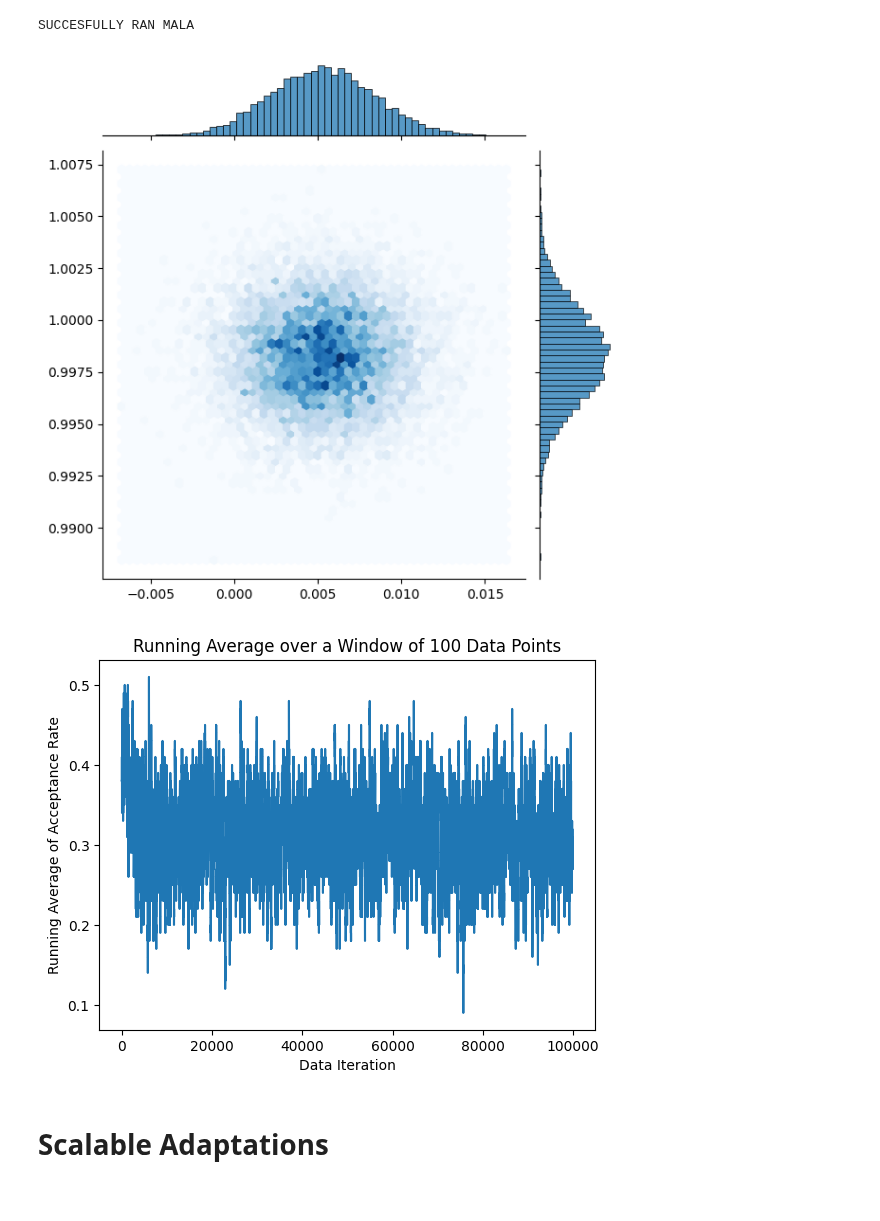
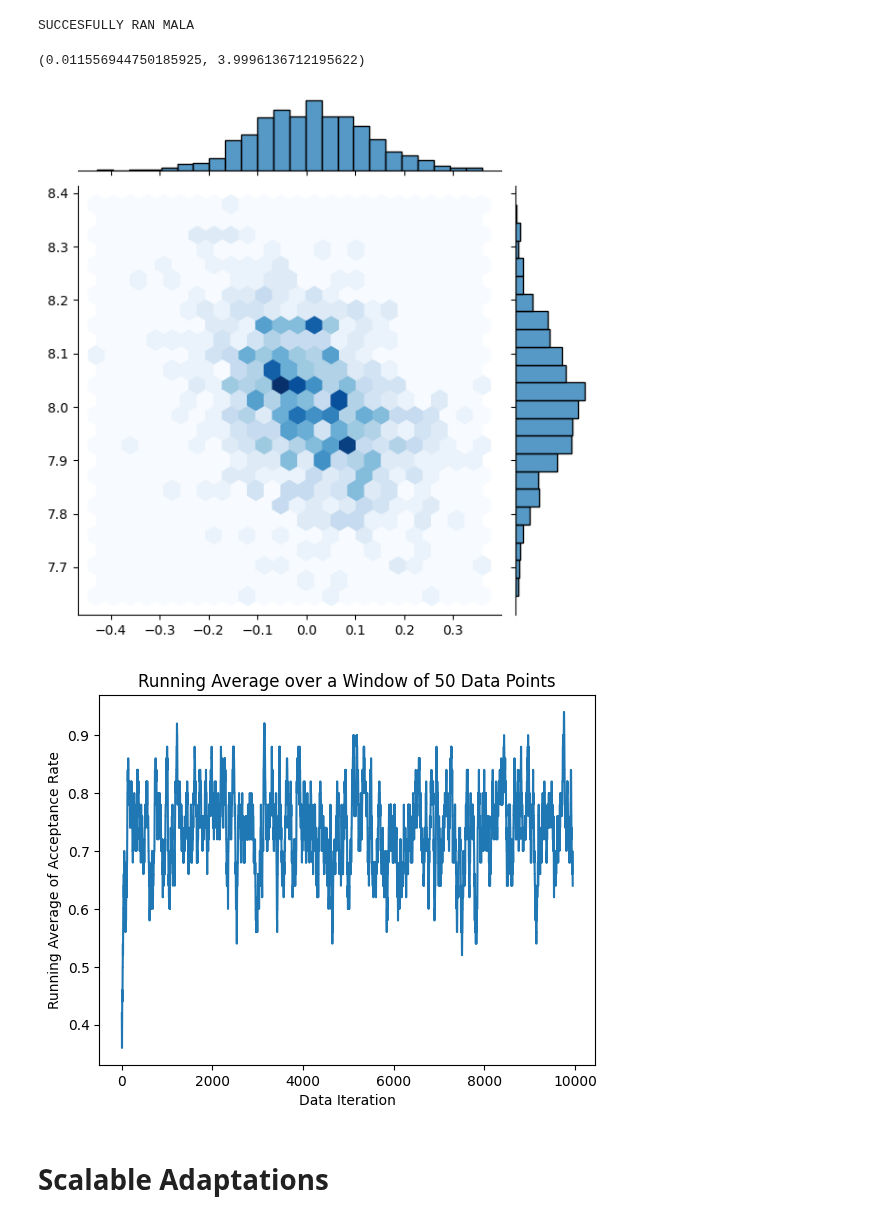
Before and after one commit to fnnrth/bt_MCMC_big_data, a Jupyter notebook: rundown_notebook.ipynb, the cells around one changed output. Drawn from its saved outputs; the diff is of its cells as text; code cells hidden in the pictures.

Commit message:
finished csMALA

```diff
--- a/rundown_notebook.ipynb
+++ b/rundown_notebook.ipynb
@@ -175,21 +200,23 @@ def vanillaMH(data, lkhd_function, proposal_function, initial_theta, num_iterati
 # %%
 # vanillaMH
 # Parameters
-data = normal_param_data
-lkhd = Normal_param_loglkhd()
+data = bimodal_data
+lkhd = Bimodal_norm_param_loglkhd()
 proposal = Gaussian_Random_Walk()
 initial_theta = np.array([2,4])
-num_iterations = 10**5
-stepsize = 0.05
+num_iterations = 10**4
+stepsize = 0.1
 
 samples, accepted, acceptence_prob, lkhd = vanillaMH(data, lkhd, proposal, initial_theta, num_iterations, stepsize)
 print("SUCCESFULLY RAN vanillaMH")
 # %% [output]
 SUCCESFULLY RAN vanillaMH
 # %%
-plot_samples = create_sample(samples, 1000,10)
+plot_samples = create_sample(samples, 2000,10)
+print(sample_quality_score(plot_samples, np.array([0,8])
+                           ))
 
 plt_samples(plot_samples)
 acceptence_prob = clean_acceptance_probability(acceptence_prob)
-plot_running_average(acceptence_prob, 1)
+plot_running_average(acceptence_prob, 50)
 # %% [output]
@@ -198,7 +226,7 @@ plot_running_average(acceptence_prob, 1)
 # %% [markdown]
 ## MALA
 # %%
-def mala(data, lkhd_function, proposal_function, initial_theta, num_iterations, stepsize, gradient_scaler):
+def mala(data, lkhd_function, proposal_function, initial_theta, num_iterations, stepsize, gradient_scaler, lkhd_scaler):
     '''Return samples, acceptance probability, likelihoods,  of vanilla MH algorithm'''
     # Initialize variables
     acceptence_prob = np.empty(num_iterations-1)
@@ -208,7 +236,7 @@ def mala(data, lkhd_function, proposal_function, initial_theta, num_iterations,
     grad = np.empty((num_iterations, initial_theta.size))
     #Compute initial values
     samples[0] = initial_theta
-    lkhd[0] = np.sum(lkhd_function.comp_func(data, initial_theta))
+    lkhd[0] = np.mean(lkhd_function.comp_func(data, initial_theta))
     grad[0] = np.mean(lkhd_function.comp_grad(data, initial_theta))
 
     for i in range(num_iterations - 1):
@@ -216,11 +244,11 @@ def mala(data, lkhd_function, proposal_function, initial_theta, num_iterations,
         proposal = proposal_function.propose_sample(samples[i], stepsize, grad[i], gradient_scaler)
 
         # Compute the acceptance probability
-        lkhd_proposal = np.sum(lkhd_function.comp_func(data, proposal))
+        lkhd_proposal = np.mean(lkhd_function.comp_func(data, proposal))
         grad_proposal = np.mean(lkhd_function.comp_grad(data, proposal))
-        diff_old = npl.norm(proposal - samples[i] + gradient_scaler*grad[i])
-        diff_new = npl.norm(samples[i] - proposal + gradient_scaler*grad_proposal)
-        lkhd_diff = lkhd_proposal - lkhd[i]
+        diff_old = npl.norm(proposal - samples[i] - gradient_scaler*grad[i])**2
+        diff_new = npl.norm(samples[i] - proposal - gradient_scaler*grad_proposal)**2
+        lkhd_diff = (lkhd_proposal - lkhd[i])*lkhd_scaler
         acceptence_prob[i] = np.exp(lkhd_diff + (diff_old - diff_new) / (2*stepsize))
 
         # Accept or reject the proposal
@@ -241,26 +269,29 @@ def mala(data, lkhd_function, proposal_function, initial_theta, num_iterations,
 # %%
 # MALA
 # Parameters
-data = normal_param_data
-lkhd = Normal_param_loglkhd()
+data = bimodal_data
+lkhd = Bimodal_norm_param_loglkhd()
 proposal = Langevin_Sampler()
 initial_theta = np.array([2,4])
 num_iterations = 10**4
-stepsize = 0.005
-gradient_scaler = 0.02
+stepsize = 0.1
+gradient_scaler = 1
+lkhd_scaler = data.size*0.001
 
-samples, accepted, acceptence_prob, lkhd = mala(data, lkhd, proposal, initial_theta, num_iterations, stepsize, gradient_scaler)
+samples, accepted, acceptence_prob, lkhd = mala(data, lkhd, proposal, initial_theta, num_iterations, stepsize, gradient_scaler, lkhd_scaler)
 print("SUCCESFULLY RAN MALA")
 # %% [output]
 SUCCESFULLY RAN MALA
 # %%
-plot_samples = create_sample(samples, 10000,10)
+plot_samples = create_sample(samples, 2000,10)
+print(sample_quality_score(plot_samples, np.array([0,8])))
 
 plt_samples(plot_samples)
-plot_running_average(accepted, 100)
+plot_running_average(accepted, 50)
 # %% [output]
+(0.011556944750185925, 3.9996136712195622)
-[figure, old version]
+[figure, new version]
-[figure, old version]
+[figure, new version]
 # %% [markdown]
 # Scalable Adaptations
 # %% [markdown]
```
Also changed, not shown: parts of 12 cells of this notebook.
